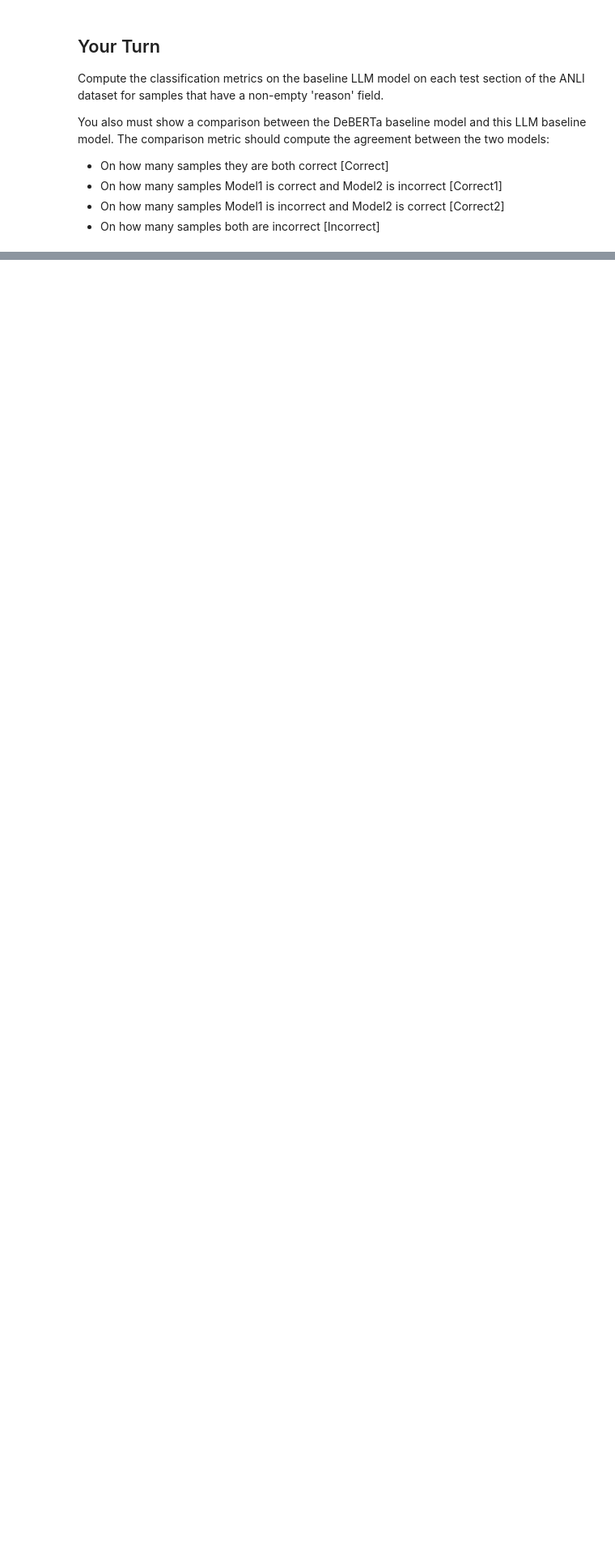
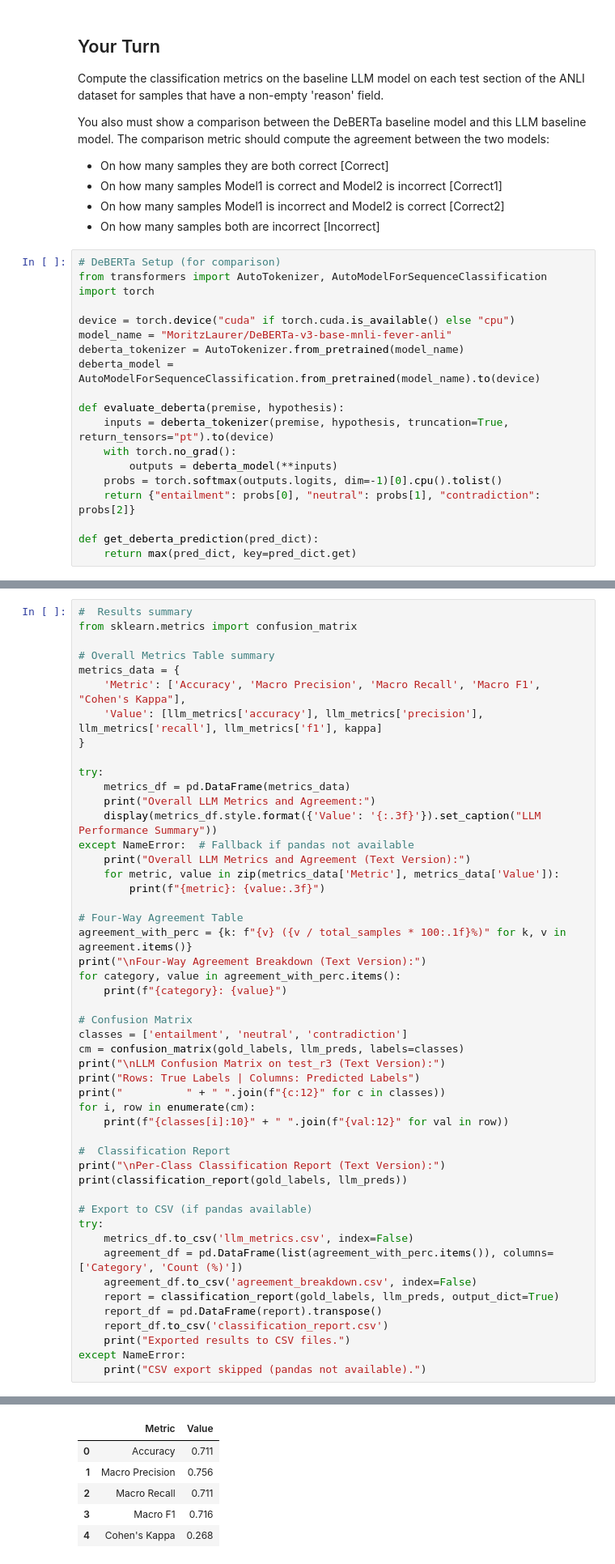
Before and after one commit to lotem1995/nlp-with-llms-2025-hw2, a Jupyter notebook: anli_llm_baseline.ipynb, the cells around one changed output, grey strips where cells are left out. Shown: that part at 81% size. Saved outputs shown, nothing was run; the diff lists cells and outputs as text; blank space fills up the shorter version.

```diff
--- a/anli_llm_baseline.ipynb
+++ b/anli_llm_baseline.ipynb
@@ -667,3 +201,22 @@ You also must show a comparison between the DeBERTa baseline model and this LLM
 * On how many samples Model1 is correct and Model2 is incorrect [Correct1]
 * On how many samples Model1 is incorrect and Model2 is correct [Correct2]
 * On how many samples both are incorrect [Incorrect]
+# %%
+# DeBERTa Setup (for comparison)
+from transformers import AutoTokenizer, AutoModelForSequenceClassification
+import torch
+
+device = torch.device("cuda" if torch.cuda.is_available() else "cpu")
+model_name = "MoritzLaurer/DeBERTa-v3-base-mnli-fever-anli"
+deberta_tokenizer = AutoTokenizer.from_pretrained(model_name)
+deberta_model = AutoModelForSequenceClassification.from_pretrained(model_name).to(device)
+
+def evaluate_deberta(premise, hypothesis):
+    inputs = deberta_tokenizer(premise, hypothesis, truncation=True, return_tensors="pt").to(device)
+    with torch.no_grad():
+        outputs = deberta_model(**inputs)
+    probs = torch.softmax(outputs.logits, dim=-1)[0].cpu().tolist()
+    return {"entailment": probs[0], "neutral": probs[1], "contradiction": probs[2]}
+
+def get_deberta_prediction(pred_dict):
+    return max(pred_dict, key=pred_dict.get)
@@ -669,0 +360,50 @@ You also must show a comparison between the DeBERTa baseline model and this LLM
+# %%
+#  Results summary
+from sklearn.metrics import confusion_matrix
+
+# Overall Metrics Table summary
+metrics_data = {
+    'Metric': ['Accuracy', 'Macro Precision', 'Macro Recall', 'Macro F1', "Cohen's Kappa"],
+    'Value': [llm_metrics['accuracy'], llm_metrics['precision'], llm_metrics['recall'], llm_metrics['f1'], kappa]
+}
+
+try:
+    metrics_df = pd.DataFrame(metrics_data)
+    print("Overall LLM Metrics and Agreement:")
+    display(metrics_df.style.format({'Value': '{:.3f}'}).set_caption("LLM Performance Summary"))
+except NameError:  # Fallback if pandas not available
+    print("Overall LLM Metrics and Agreement (Text Version):")
+    for metric, value in zip(metrics_data['Metric'], metrics_data['Value']):
+        print(f"{metric}: {value:.3f}")
+
+# Four-Way Agreement Table
+agreement_with_perc = {k: f"{v} ({v / total_samples * 100:.1f}%)" for k, v in agreement.items()}
+print("\nFour-Way Agreement Breakdown (Text Version):")
+for category, value in agreement_with_perc.items():
+    print(f"{category}: {value}")
+
+# Confusion Matrix
+classes = ['entailment', 'neutral', 'contradiction']
+cm = confusion_matrix(gold_labels, llm_preds, labels=classes)
+print("\nLLM Confusion Matrix on test_r3 (Text Version):")
+print("Rows: True Labels | Columns: Predicted Labels")
+print("          " + " ".join(f"{c:12}" for c in classes))
+for i, row in enumerate(cm):
+    print(f"{classes[i]:10}" + " ".join(f"{val:12}" for val in row))
+
+#  Classification Report
+print("\nPer-Class Classification Report (Text Version):")
+print(classification_report(gold_labels, llm_preds))
+
+# Export to CSV (if pandas available)
+try:
+    metrics_df.to_csv('llm_metrics.csv', index=False)
+    agreement_df = pd.DataFrame(list(agreement_with_perc.items()), columns=['Category', 'Count (%)'])
+    agreement_df.to_csv('agreement_breakdown.csv', index=False)
+    report = classification_report(gold_labels, llm_preds, output_dict=True)
+    report_df = pd.DataFrame(report).transpose()
+    report_df.to_csv('classification_report.csv')
+    print("Exported results to CSV files.")
+except NameError:
+    print("CSV export skipped (pandas not available).")
+# %% [output]
@@ -669,0 +412,6 @@ You also must show a comparison between the DeBERTa baseline model and this LLM
+|  | Metric | Value |
+| 0 | Accuracy | 0.711 |
+| 1 | Macro Precision | 0.756 |
+| 2 | Macro Recall | 0.711 |
+| 3 | Macro F1 | 0.716 |
+| 4 | Cohen's Kappa | 0.268 |
```
Also changed, not shown: parts of 19 cells of this notebook, 3 other files.
